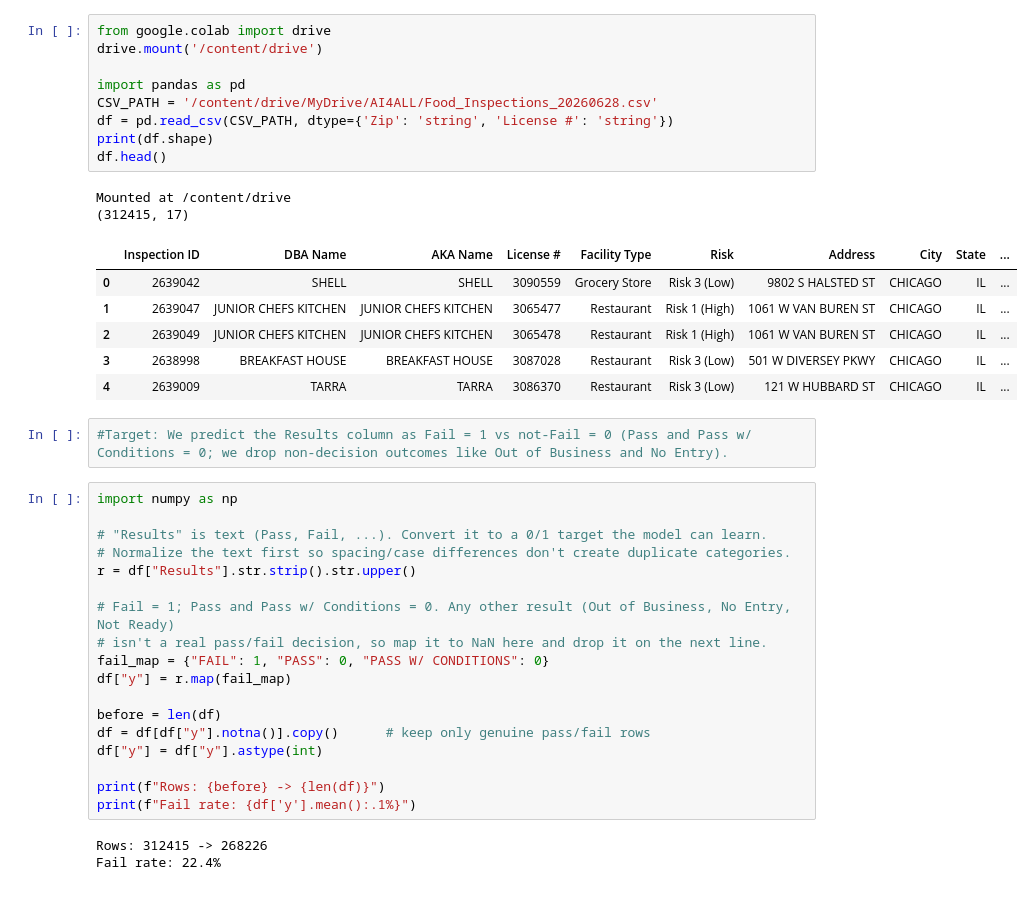
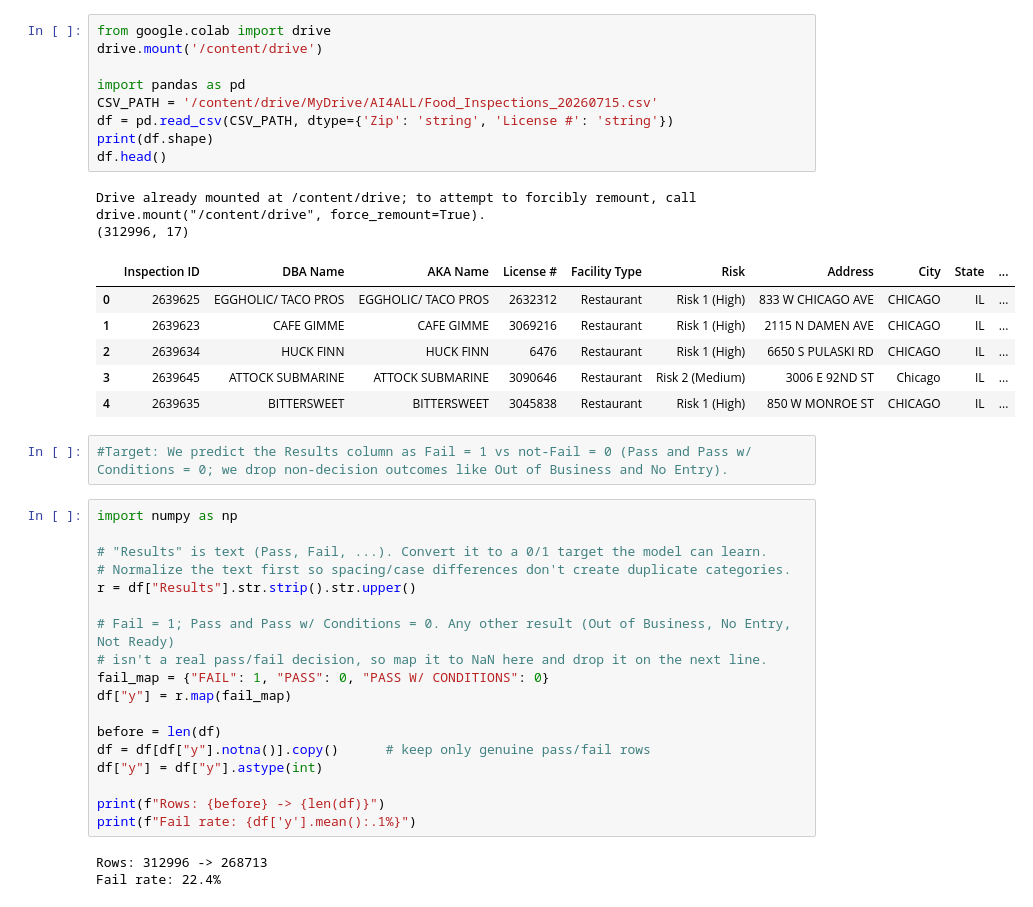
Before and after one commit to kh1z3r/chicago-food-inspections, a Jupyter notebook: food_inspections.ipynb, the cells around one changed output. Cells and saved outputs as stored; diff of their text form.

```diff
--- a/food_inspections.ipynb
+++ b/food_inspections.ipynb
@@ -3,21 +3,21 @@
 # %%
 from google.colab import drive
 drive.mount('/content/drive')
 
 import pandas as pd
-CSV_PATH = '/content/drive/MyDrive/AI4ALL/Food_Inspections_20260628.csv'
+CSV_PATH = '/content/drive/MyDrive/AI4ALL/Food_Inspections_20260715.csv'
 df = pd.read_csv(CSV_PATH, dtype={'Zip': 'string', 'License #': 'string'})
 print(df.shape)
 df.head()
 # %% [output]
-Mounted at /content/drive
-(312415, 17)
+Drive already mounted at /content/drive; to attempt to forcibly remount, call drive.mount("/content/drive", force_remount=True).
+(312996, 17)
 |  | Inspection ID | DBA Name | AKA Name | License # | Facility Type | Risk | Address | City | State | ... |
-| 0 | 2639042 | SHELL | SHELL | 3090559 | Grocery Store | Risk 3 (Low) | 9802 S HALSTED ST | CHICAGO | IL | ... |
-| 1 | 2639047 | JUNIOR CHEFS KITCHEN | JUNIOR CHEFS KITCHEN | 3065477 | Restaurant | Risk 1 (High) | 1061 W VAN BUREN ST | CHICAGO | IL | ... |
-| 2 | 2639049 | JUNIOR CHEFS KITCHEN | JUNIOR CHEFS KITCHEN | 3065478 | Restaurant | Risk 1 (High) | 1061 W VAN BUREN ST | CHICAGO | IL | ... |
-| 3 | 2638998 | BREAKFAST HOUSE | BREAKFAST HOUSE | 3087028 | Restaurant | Risk 3 (Low) | 501 W DIVERSEY PKWY | CHICAGO | IL | ... |
-| 4 | 2639009 | TARRA | TARRA | 3086370 | Restaurant | Risk 3 (Low) | 121 W HUBBARD ST | CHICAGO | IL | ... |
+| 0 | 2639625 | EGGHOLIC/ TACO PROS | EGGHOLIC/ TACO PROS | 2632312 | Restaurant | Risk 1 (High) | 833 W CHICAGO AVE | CHICAGO | IL | ... |
+| 1 | 2639623 | CAFE GIMME | CAFE GIMME | 3069216 | Restaurant | Risk 1 (High) | 2115 N DAMEN AVE | CHICAGO | IL | ... |
+| 2 | 2639634 | HUCK FINN | HUCK FINN | 6476 | Restaurant | Risk 1 (High) | 6650 S PULASKI RD | CHICAGO | IL | ... |
+| 3 | 2639645 | ATTOCK SUBMARINE | ATTOCK SUBMARINE | 3090646 | Restaurant | Risk 2 (Medium) | 3006 E 92ND ST | Chicago | IL | ... |
+| 4 | 2639635 | BITTERSWEET | BITTERSWEET | 3045838 | Restaurant | Risk 1 (High) | 850 W MONROE ST | CHICAGO | IL | ... |
 # %%
 #Target: We predict the Results column as Fail = 1 vs not-Fail = 0 (Pass and Pass w/ Conditions = 0; we drop non-decision outcomes like Out of Business and No Entry).
 # %%
@@ -39,7 +39,7 @@ df["y"] = df["y"].astype(int)
 print(f"Rows: {before} -> {len(df)}")
 print(f"Fail rate: {df['y'].mean():.1%}")
 # %% [output]
-Rows: 312415 -> 268226
+Rows: 312996 -> 268713
 Fail rate: 22.4%
 # %%
 # Use only information available BEFORE an inspection. We deliberately exclude the Violations column,
```
Also changed, not shown: parts of 13 cells of this notebook.
